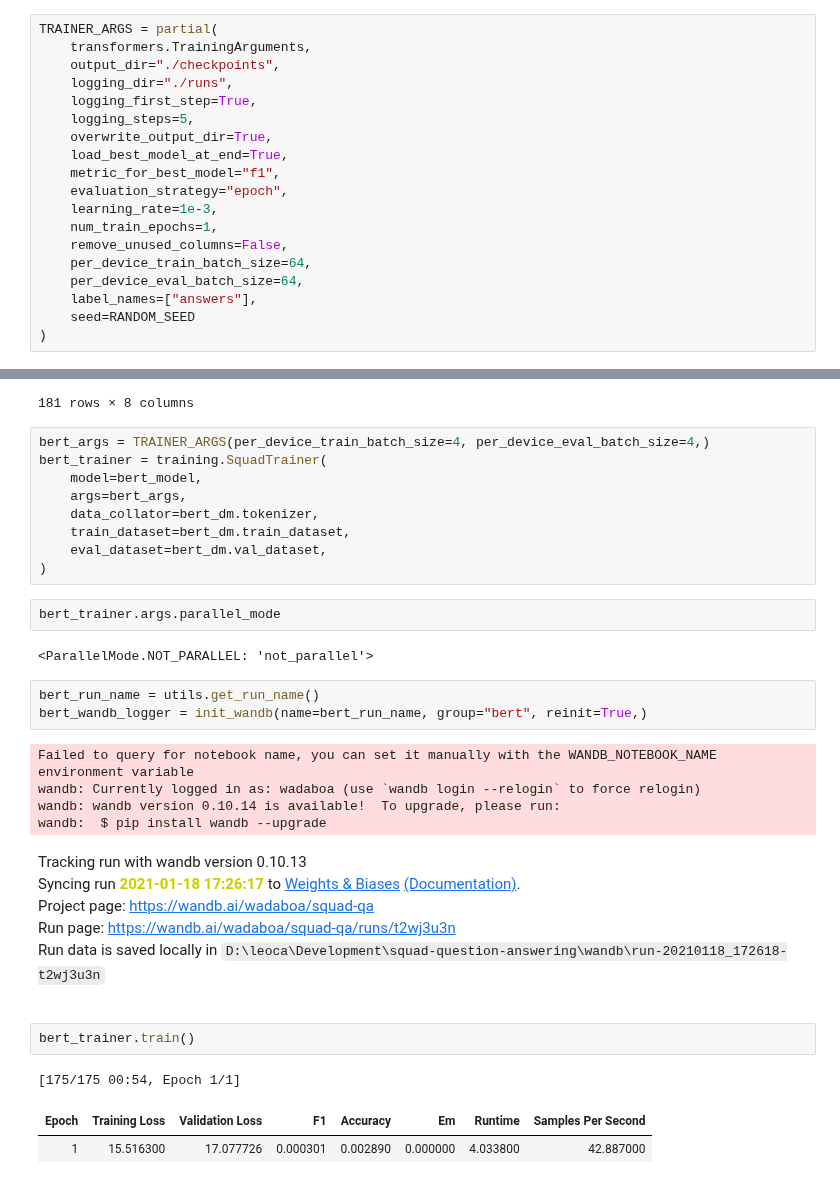
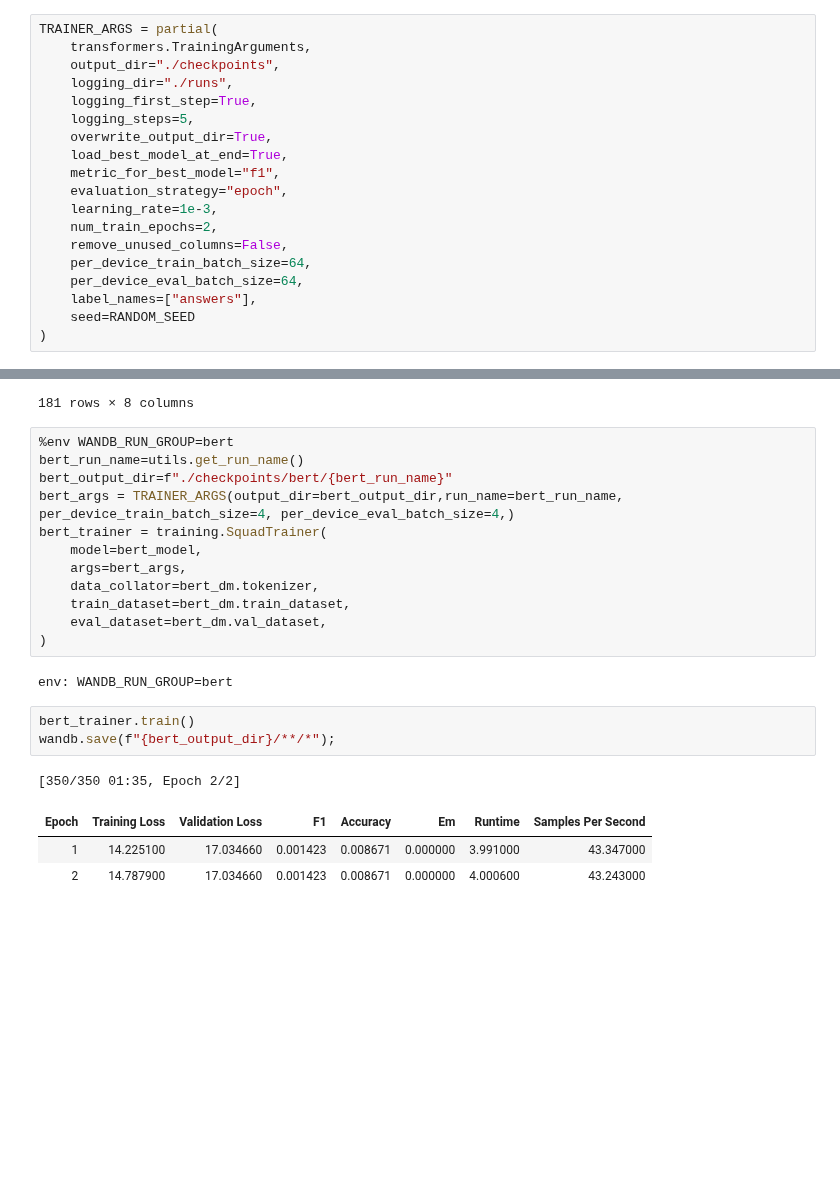
Before and after one commit to Wadaboa/squad-question-answering, a Jupyter notebook: main.ipynb, the cells around one changed output, grey strips where cells are left out. Cells and saved outputs as stored; diff of their text form; blank space fills up the shorter version.

```diff
--- a/main.ipynb
+++ b/main.ipynb
@@ -294,7 +293,7 @@ TRAINER_ARGS = partial(
     metric_for_best_model="f1",
     evaluation_strategy="epoch",
     learning_rate=1e-3,
-    num_train_epochs=1,
+    num_train_epochs=2,
     remove_unused_columns=False,
     per_device_train_batch_size=64,
     per_device_eval_batch_size=64,
@@ -575,7 +567,10 @@ bert_dm.test_df
 | 180 | 5737a5931c456719005744e8 | How do centripetal forces act in ... | Force | 2062 | where is the mass of the object, ... | [perpendicular] | [346] | [359] |
 181 rows × 8 columns
 # %%
-bert_args = TRAINER_ARGS(per_device_train_batch_size=4, per_device_eval_batch_size=4,)
+%env WANDB_RUN_GROUP=bert
+bert_run_name=utils.get_run_name()
+bert_output_dir=f"./checkpoints/bert/{bert_run_name}"
+bert_args = TRAINER_ARGS(output_dir=bert_output_dir,run_name=bert_run_name, per_device_train_batch_size=4, per_device_eval_batch_size=4,)
 bert_trainer = training.SquadTrainer(
     model=bert_model,
     args=bert_args,
@@ -583,26 +578,13 @@ bert_trainer = training.SquadTrainer(
     train_dataset=bert_dm.train_dataset,
     eval_dataset=bert_dm.val_dataset,
 )
+# %% [output]
+env: WANDB_RUN_GROUP=bert
-# %%
-bert_trainer.args.parallel_mode
-# %% [output]
-<ParallelMode.NOT_PARALLEL: 'not_parallel'>
-# %%
-bert_run_name = utils.get_run_name()
-bert_wandb_logger = init_wandb(name=bert_run_name, group="bert", reinit=True,)
-# %% [output]
-Failed to query for notebook name, you can set it manually with the WANDB_NOTEBOOK_NAME environment variable
-wandb: Currently logged in as: wadaboa (use `wandb login --relogin` to force relogin)
-wandb: wandb version 0.10.14 is available!  To upgrade, please run:
-wandb:  $ pip install wandb --upgrade
-Tracking run with wandb version 0.10.13
-Syncing run 2021-01-18 17:26:17 to Weights & Biases (Documentation).
-Project page: https://wandb.ai/wadaboa/squad-qa
-Run page: https://wandb.ai/wadaboa/squad-qa/runs/t2wj3u3n
-Run data is saved locally in D:\leoca\Development\squad-question-answering\wandb\run-20210118_172618-t2wj3u3n
 # %%
 bert_trainer.train()
+wandb.save(f"{bert_output_dir}/**/*");
 # %% [output]
-[175/175 00:54, Epoch 1/1]
+[350/350 01:35, Epoch 2/2]
 | Epoch | Training Loss | Validation Loss | F1 | Accuracy | Em | Runtime | Samples Per Second |
-| 1 | 15.516300 | 17.077726 | 0.000301 | 0.002890 | 0.000000 | 4.033800 | 42.887000 |
+| 1 | 14.225100 | 17.034660 | 0.001423 | 0.008671 | 0.000000 | 3.991000 | 43.347000 |
+| 2 | 14.787900 | 17.034660 | 0.001423 | 0.008671 | 0.000000 | 4.000600 | 43.243000 |
```
Also changed, not shown: parts of 23 cells of this notebook, 6 other files.
